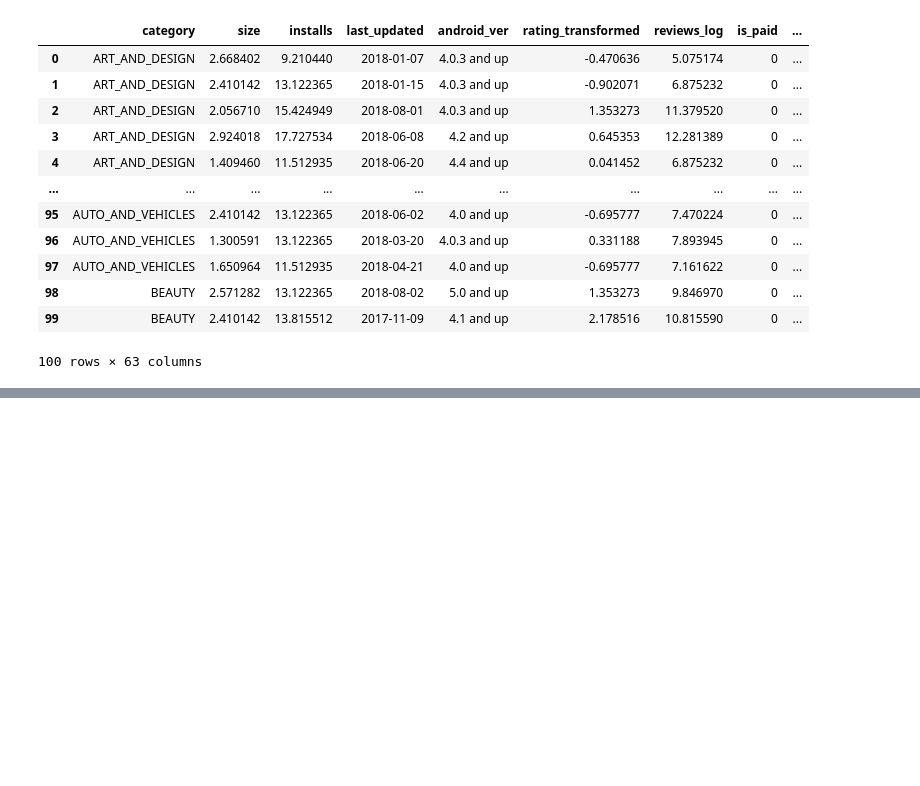
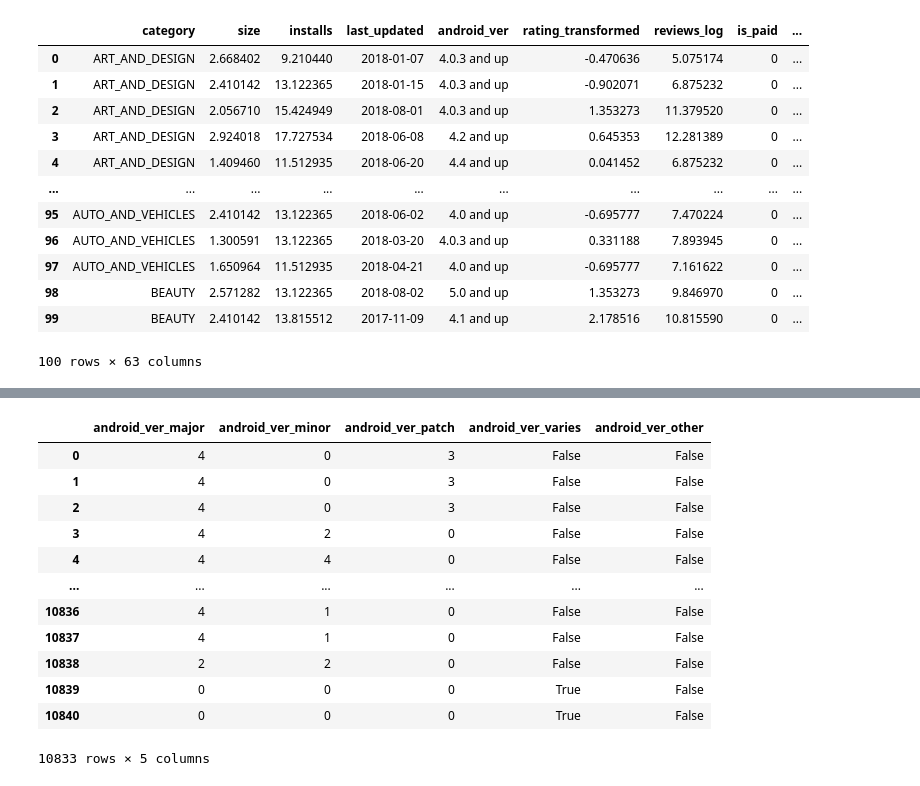
Before and after one commit to danial-baraty/ML-projs, a Jupyter notebook: googleplaystore/Mini Project 1.ipynb, the cells around one changed output, grey strips where cells are left out. Drawn from its saved outputs; the diff is of its cells as text; code cells hidden in the pictures; blank space fills up the shorter version.

Commit message:
Clean android_ver column using one-hot encoding

```diff
--- a/googleplaystore/Mini Project 1.ipynb
+++ b/googleplaystore/Mini Project 1.ipynb
@@ -887,0 +945,5 @@ df.head(100)
+# %%
+df.loc[df['android_ver'].isin(['Other', 'Varies with device']), 'android_ver'] = np.nan
+# %%
+df['android_ver_other'] = android_ver_other.values
+df['android_ver_varies'] = android_ver_varies.values
@@ -887,0 +968,3 @@ df.head(100)
+# %%
+# Extract the first part before space; safe with NaN because str.split() returns NaN for NaN values
+df['android_ver'] = df['android_ver'].str.split().str[0]
@@ -887,0 +989,25 @@ df.head(100)
+# %%
+# Split the version string into major, minor, patch
+version_split = df['android_ver'].str.split('.', expand=True)
+
+# Assign columns
+df['android_ver_major'] = version_split[0].fillna(0).astype(int)
+df['android_ver_minor'] = version_split[1].fillna(0).astype(int)
+df['android_ver_patch'] = version_split[2].fillna(0).astype(int)
+df = df.drop(columns=['android_ver'])
+# %%
+df[['android_ver_major', 'android_ver_minor', 'android_ver_patch', 'android_ver_varies', 'android_ver_other']]
+# %% [output]
+|  | android_ver_major | android_ver_minor | android_ver_patch | android_ver_varies | android_ver_other |
+| 0 | 4 | 0 | 3 | False | False |
+| 1 | 4 | 0 | 3 | False | False |
+| 2 | 4 | 0 | 3 | False | False |
+| 3 | 4 | 2 | 0 | False | False |
+| 4 | 4 | 4 | 0 | False | False |
+| ... | ... | ... | ... | ... | ... |
+| 10836 | 4 | 1 | 0 | False | False |
+| 10837 | 4 | 1 | 0 | False | False |
+| 10838 | 2 | 2 | 0 | False | False |
+| 10839 | 0 | 0 | 0 | True | False |
+| 10840 | 0 | 0 | 0 | True | False |
+10833 rows × 5 columns
```
Also changed, not shown: parts of 11 cells of this notebook.
